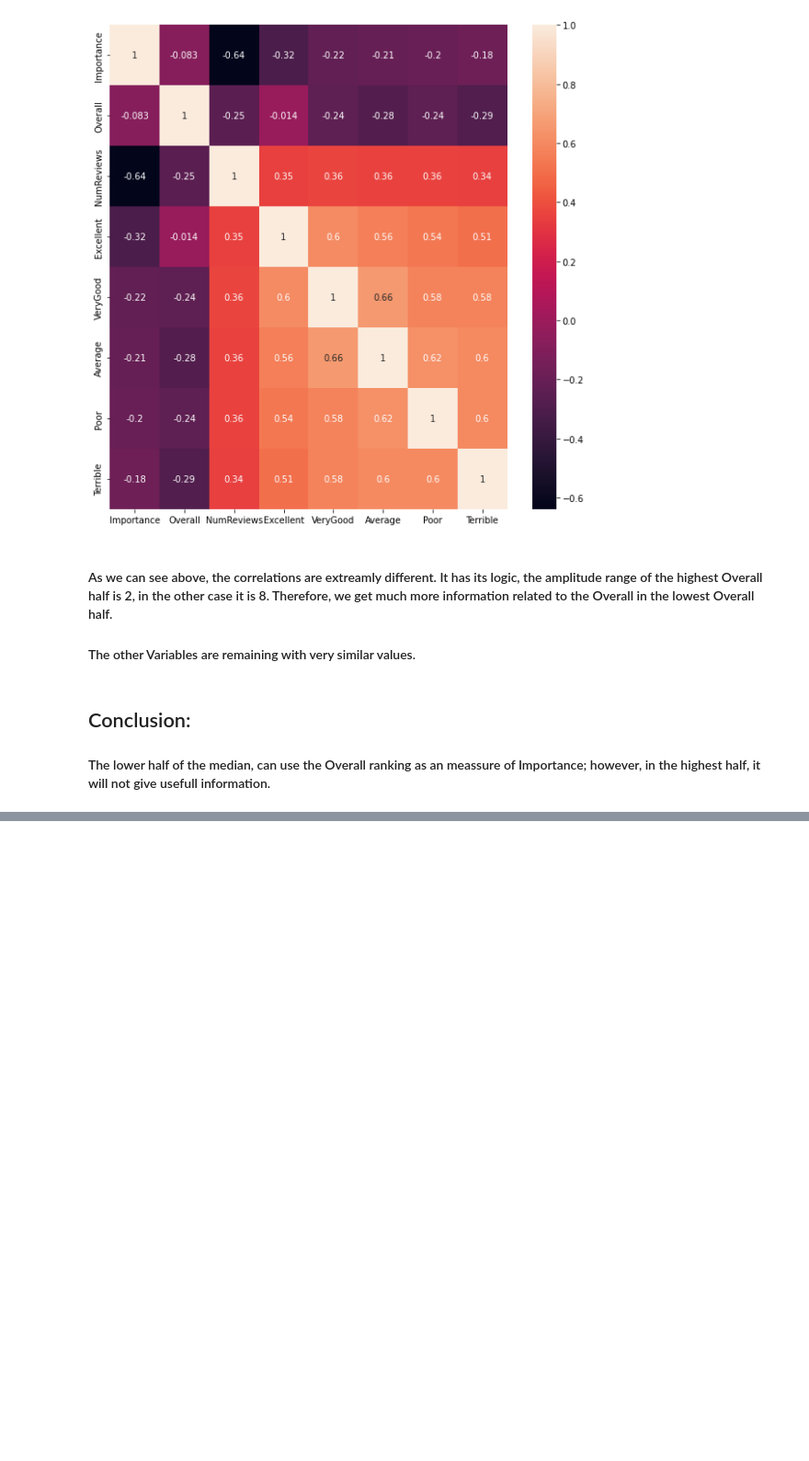
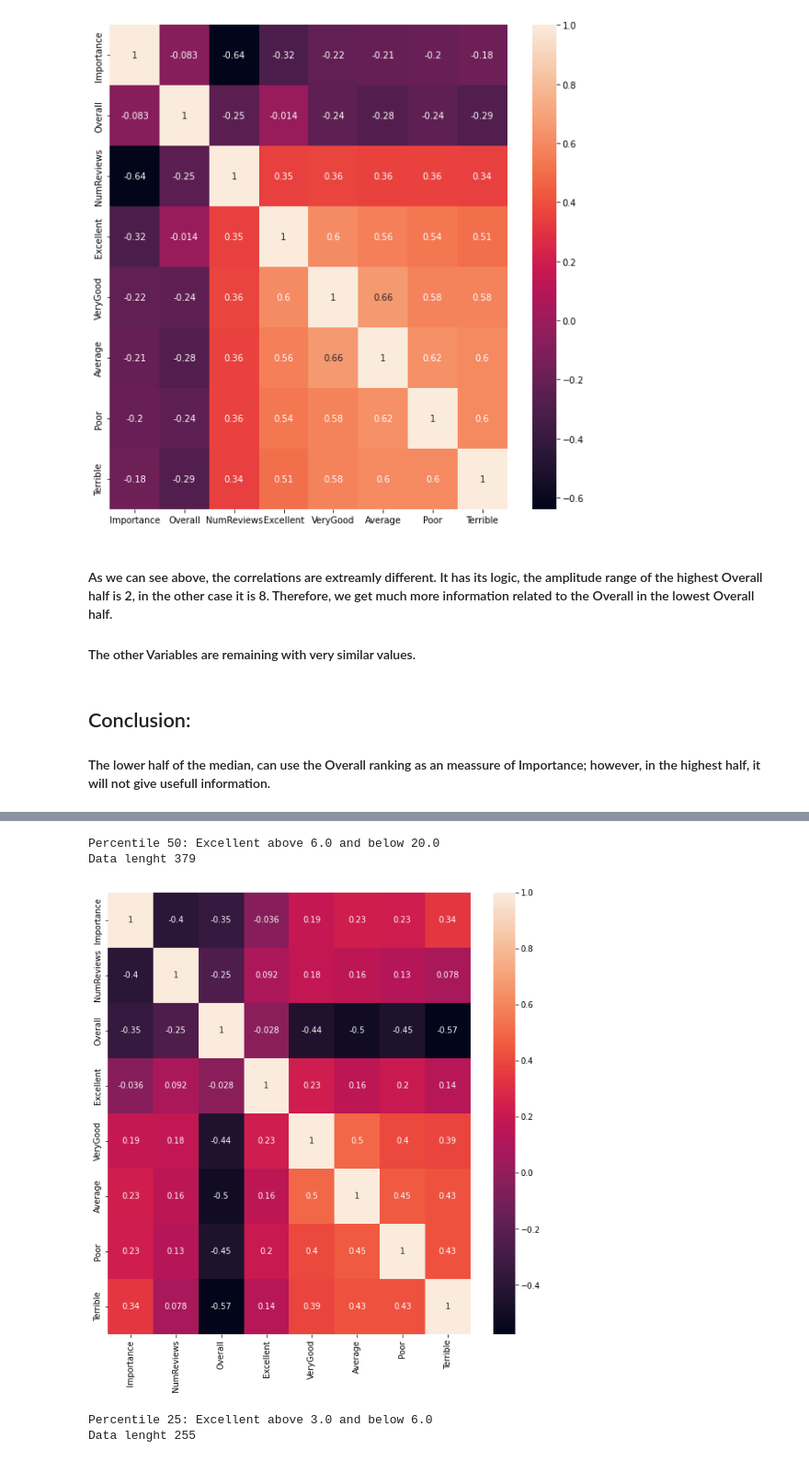
Before and after one commit to juanm-vallejo/Market-Research, a Jupyter notebook: Exploratory.ipynb, the cells around one changed output, grey strips where cells are left out. Shown at 92% size. Saved outputs shown, nothing was run; the diff lists cells and outputs as text; code cells hidden in the pictures; blank space fills up the shorter version.

```diff
--- a/Exploratory.ipynb
+++ b/Exploratory.ipynb
@@ -594,0 +622,19 @@ sns.heatmap(df[df.Overall >= df.Overall.median()]
+# %%
+fig, ax = plt.subplots(figsize=(10,10))
+print('Percentile 50: Excellent above %s and below %s'%(x1[2], x1[3]))
+print('Data lenght %s'%(len(df_laplace50.Excellent)))
+sns.heatmap(df_laplace50[['Importance', 'NumReviews', 'Overall',
+'Excellent','VeryGood', 'Average', 'Poor', 'Terrible']].corr(method='kendall'), annot=True, ax=ax)
+plt.show()
+fig, ax = plt.subplots(figsize=(10,10))
+print('Percentile 25: Excellent above %s and below %s'%(x1[1], x1[2]))
+print('Data lenght %s'%(len(df_laplace25.Excellent)))
+sns.heatmap(df_laplace25[['Importance', 'NumReviews', 'Overall',
+'Excellent','VeryGood', 'Average', 'Poor', 'Terrible']].corr(method='kendall'), annot=True, ax=ax)
+plt.show()
+# %% [output]
+Percentile 50: Excellent above 6.0 and below 20.0
+Data lenght 379
+[figure, added]
+Percentile 25: Excellent above 3.0 and below 6.0
+Data lenght 255
```
Also changed, not shown: parts of 8 cells of this notebook.
